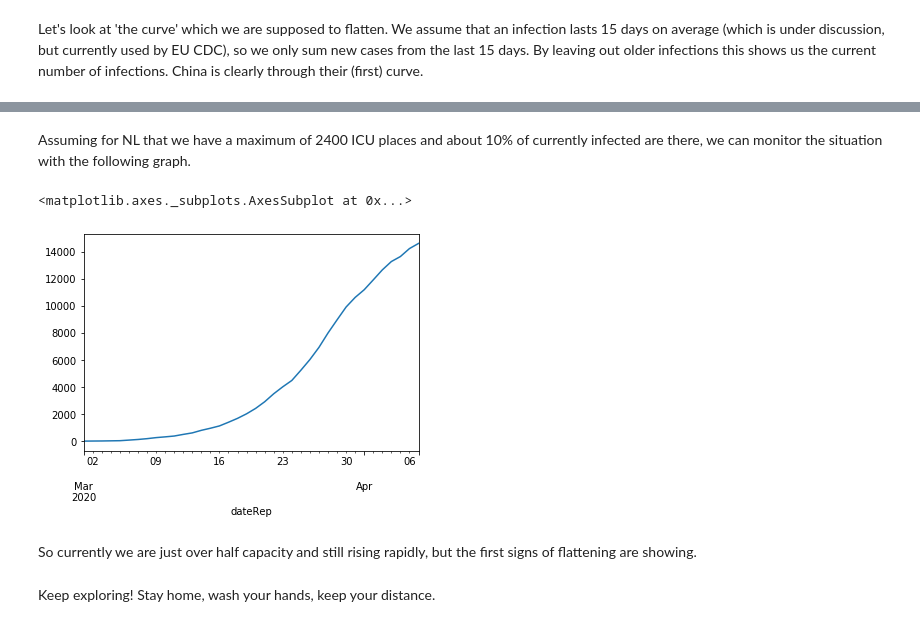
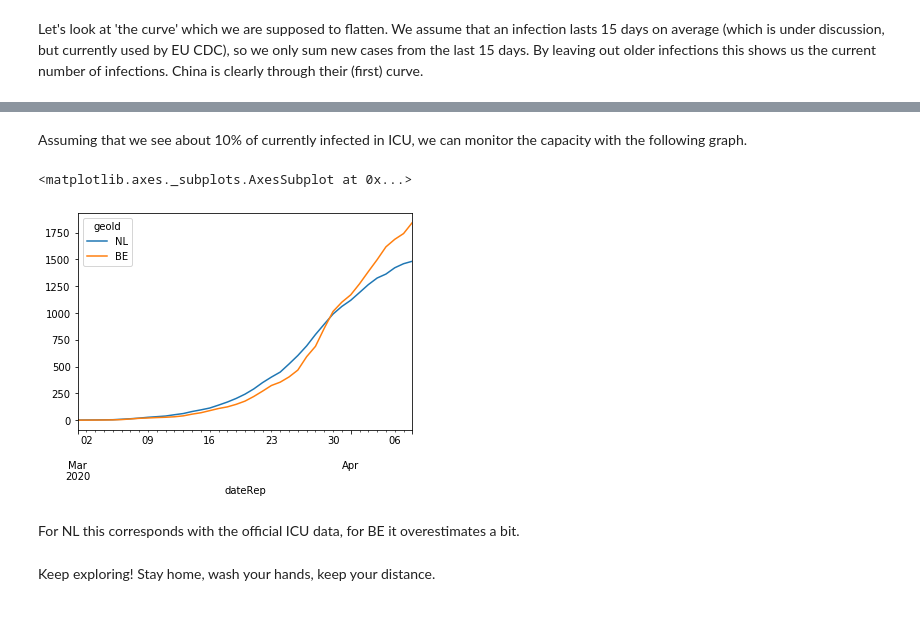
Before and after one commit to R3dje/COVID19, a Jupyter notebook: EUCDC.ipynb, the cells around one changed output, grey strips where cells are left out. Saved outputs shown, nothing was run; the diff lists cells and outputs as text; code cells hidden in the pictures.

Commit message:
Data added and updated.

```diff
--- a/EUCDC.ipynb
+++ b/EUCDC.ipynb
@@ -159,11 +158,11 @@ df_geo[['CN', 'IT']].rolling(15).sum().plot()
 # %% [markdown]
-Assuming for NL that we have a maximum of 2400 ICU places and about 10% of currently infected are there, we can monitor the situation with the following graph.
+Assuming that we see about 10% of currently infected in ICU, we can monitor the capacity with the following graph.
 # %%
-df_geo['NL'].rolling(15).sum().loc['20200301':].plot()
+(df_geo[['NL', 'BE']].rolling(15).sum().loc['20200301':] / 10).plot()
 # %% [output]
 <matplotlib.axes._subplots.AxesSubplot at 0x...>
-[figure, old version]
+[figure, new version]
-# %% [markdown]
-So currently we are just over half capacity and still rising rapidly, but the first signs of flattening are showing.
+# %% [markdown]
+For NL this corresponds with the official ICU data, for BE it overestimates a bit.
 # %% [markdown]
 Keep exploring! Stay home, wash your hands, keep your distance.
```
Also changed, not shown: parts of 13 cells of this notebook, 1 other file.
